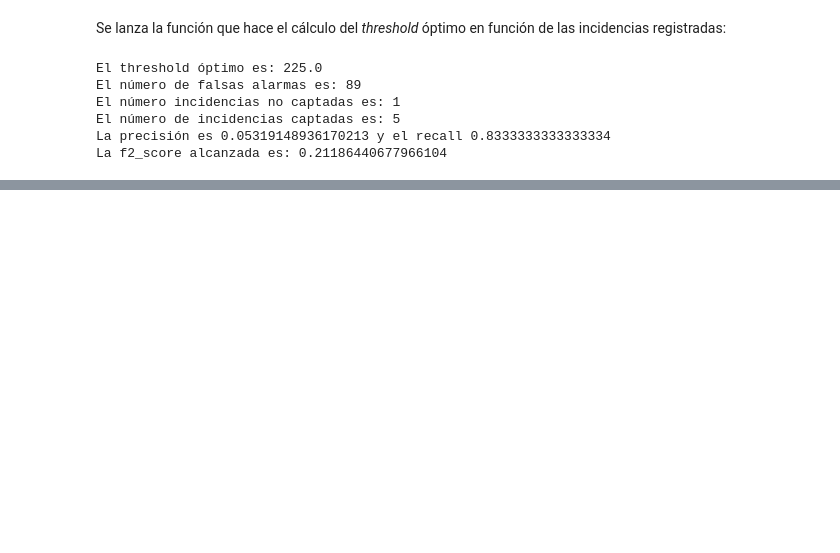
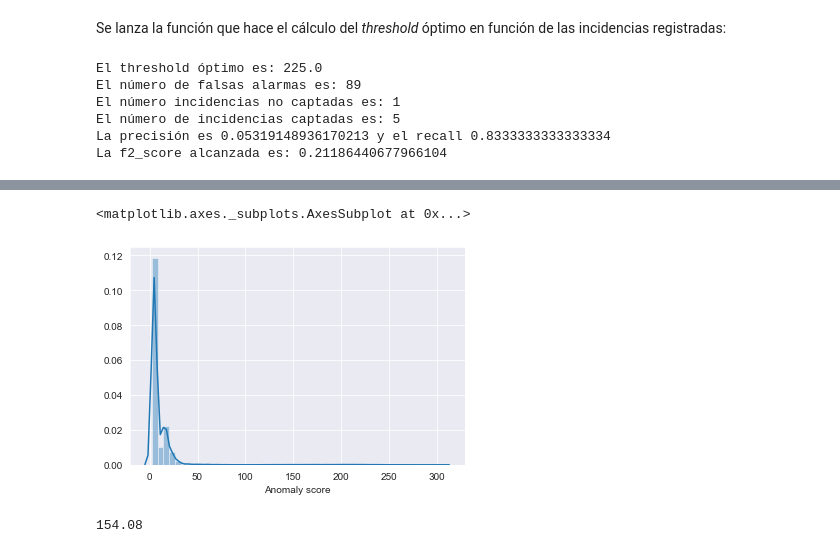
Before and after one commit to Coptero/Machine-Learning, a Jupyter notebook: notebooks/opt_threshold_example.ipynb, the cells around one changed output, grey strips where cells are left out. Drawn from its saved outputs; the diff is of its cells as text; code cells hidden in the pictures; blank space fills up the shorter version.

```diff
--- a/notebooks/opt_threshold_example.ipynb
+++ b/notebooks/opt_threshold_example.ipynb
@@ -150,0 +154,12 @@ La f2_score alcanzada es: 0.21186440677966104
+# %%
+sns.set_style("darkgrid")
+ax = sns.distplot(avg_codisp_no_shingle['Anomaly score'], label = "Anomaly Score")
+ax
+# %% [output]
+<matplotlib.axes._subplots.AxesSubplot at 0x...>
+[figure, added]
+# %%
+stat_threshold = avg_codisp_no_shingle["Anomaly score"].quantile(.99)
+stat_threshold
+# %% [output]
+154.08
```
Also changed, not shown: parts of 7 cells of this notebook, 4 other files.
